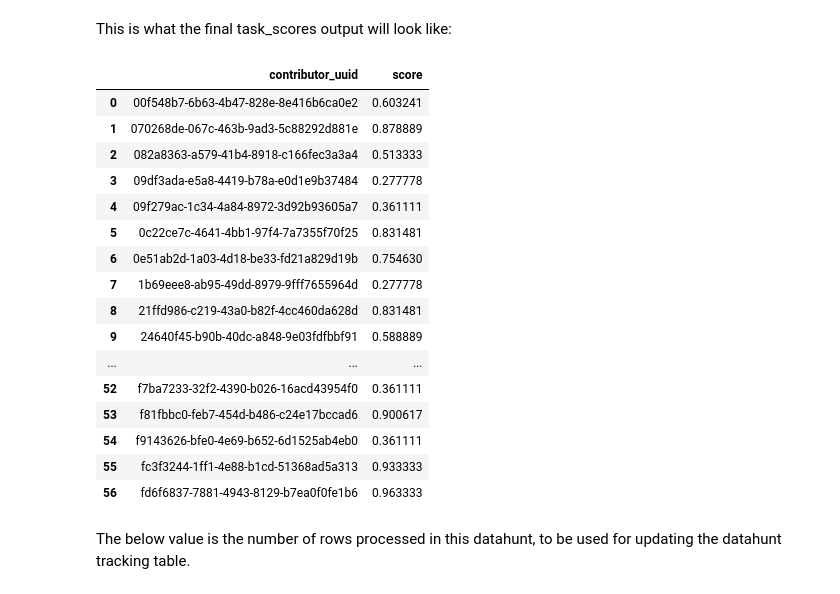
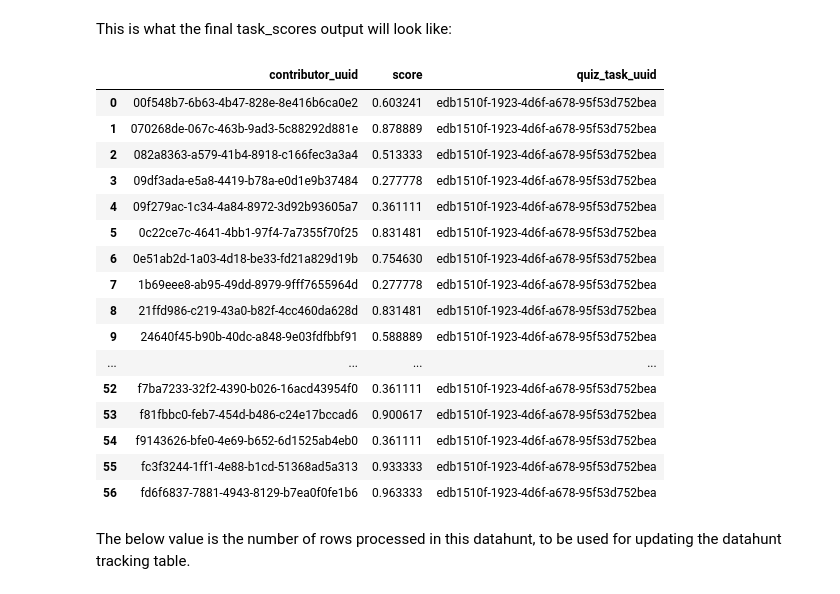
Before and after one commit to ethanpang5/user-monitoring, a Jupyter notebook: ucs-update-algorithm/pipeline.ipynb, the cells around one changed output. Saved outputs shown, nothing was run; the diff lists cells and outputs as text; code cells hidden in the pictures.

```diff
--- a/ucs-update-algorithm/pipeline.ipynb
+++ b/ucs-update-algorithm/pipeline.ipynb
@@ -516,26 +516,27 @@ df_grouped.head(3)
 calculated_task_scores = df_grouped[['contributor_uuid', 'score']].groupby('contributor_uuid').mean().reset_index()
 # %% [markdown]
 This is what the final task_scores output will look like:
-# %%
-calculated_task_scores
-# %% [output]
-|  | contributor_uuid | score |
-| 0 | 00f548b7-6b63-4b47-828e-8e416b6ca0e2 | 0.603241 |
-| 1 | 070268de-067c-463b-9ad3-5c88292d881e | 0.878889 |
-| 2 | 082a8363-a579-41b4-8918-c166fec3a3a4 | 0.513333 |
-| 3 | 09df3ada-e5a8-4419-b78a-e0d1e9b37484 | 0.277778 |
-| 4 | 09f279ac-1c34-4a84-8972-3d92b93605a7 | 0.361111 |
-| 5 | 0c22ce7c-4641-4bb1-97f4-7a7355f70f25 | 0.831481 |
-| 6 | 0e51ab2d-1a03-4d18-be33-fd21a829d19b | 0.754630 |
-| 7 | 1b69eee8-ab95-49dd-8979-9fff7655964d | 0.277778 |
-| 8 | 21ffd986-c219-43a0-b82f-4cc460da628d | 0.831481 |
-| 9 | 24640f45-b90b-40dc-a848-9e03fdfbbf91 | 0.588889 |
-| ... | ... | ... |
-| 52 | f7ba7233-32f2-4390-b026-16acd43954f0 | 0.361111 |
-| 53 | f81fbbc0-feb7-454d-b486-c24e17bccad6 | 0.900617 |
-| 54 | f9143626-bfe0-4e69-b652-6d1525ab4eb0 | 0.361111 |
-| 55 | fc3f3244-1ff1-4e88-b1cd-51368ad5a313 | 0.933333 |
-| 56 | fd6f6837-7881-4943-8129-b7ea0f0fe1b6 | 0.963333 |
+# %%
+calculated_task_scores['quiz_task_uuid'] = quiz_task_uuid
+calculated_task_scores
+# %% [output]
+|  | contributor_uuid | score | quiz_task_uuid |
+| 0 | 00f548b7-6b63-4b47-828e-8e416b6ca0e2 | 0.603241 | edb1510f-1923-4d6f-a678-95f53d752bea |
+| 1 | 070268de-067c-463b-9ad3-5c88292d881e | 0.878889 | edb1510f-1923-4d6f-a678-95f53d752bea |
+| 2 | 082a8363-a579-41b4-8918-c166fec3a3a4 | 0.513333 | edb1510f-1923-4d6f-a678-95f53d752bea |
+| 3 | 09df3ada-e5a8-4419-b78a-e0d1e9b37484 | 0.277778 | edb1510f-1923-4d6f-a678-95f53d752bea |
+| 4 | 09f279ac-1c34-4a84-8972-3d92b93605a7 | 0.361111 | edb1510f-1923-4d6f-a678-95f53d752bea |
+| 5 | 0c22ce7c-4641-4bb1-97f4-7a7355f70f25 | 0.831481 | edb1510f-1923-4d6f-a678-95f53d752bea |
+| 6 | 0e51ab2d-1a03-4d18-be33-fd21a829d19b | 0.754630 | edb1510f-1923-4d6f-a678-95f53d752bea |
+| 7 | 1b69eee8-ab95-49dd-8979-9fff7655964d | 0.277778 | edb1510f-1923-4d6f-a678-95f53d752bea |
+| 8 | 21ffd986-c219-43a0-b82f-4cc460da628d | 0.831481 | edb1510f-1923-4d6f-a678-95f53d752bea |
+| 9 | 24640f45-b90b-40dc-a848-9e03fdfbbf91 | 0.588889 | edb1510f-1923-4d6f-a678-95f53d752bea |
+| ... | ... | ... | ... |
+| 52 | f7ba7233-32f2-4390-b026-16acd43954f0 | 0.361111 | edb1510f-1923-4d6f-a678-95f53d752bea |
+| 53 | f81fbbc0-feb7-454d-b486-c24e17bccad6 | 0.900617 | edb1510f-1923-4d6f-a678-95f53d752bea |
+| 54 | f9143626-bfe0-4e69-b652-6d1525ab4eb0 | 0.361111 | edb1510f-1923-4d6f-a678-95f53d752bea |
+| 55 | fc3f3244-1ff1-4e88-b1cd-51368ad5a313 | 0.933333 | edb1510f-1923-4d6f-a678-95f53d752bea |
+| 56 | fd6f6837-7881-4943-8129-b7ea0f0fe1b6 | 0.963333 | edb1510f-1923-4d6f-a678-95f53d752bea |
 # %% [markdown]
 The below value is the number of rows processed in this datahunt, to be used for updating the datahunt tracking table.
 # %%
```
Also changed, not shown: parts of 6 cells of this notebook.
